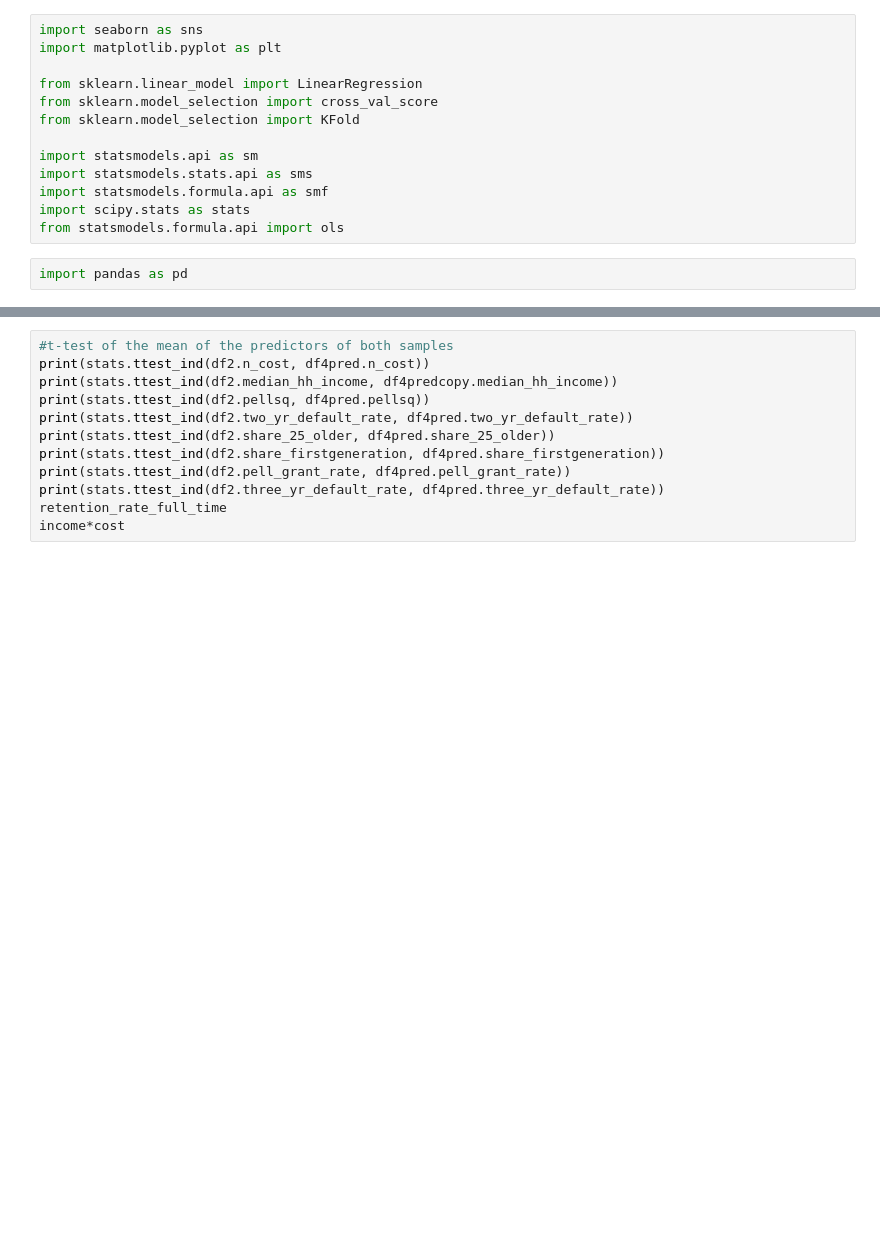
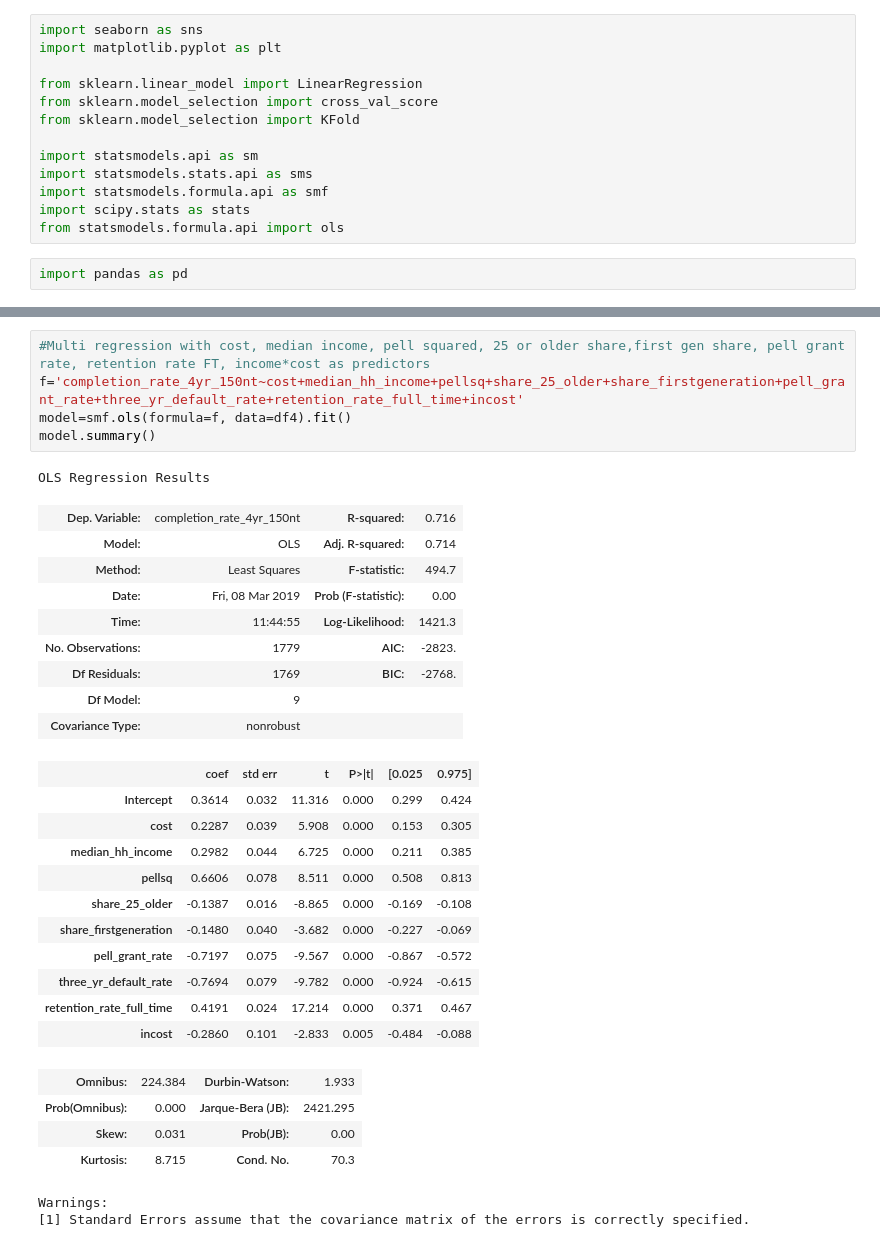
Before and after one commit to thomsu/College_Scorecard, a Jupyter notebook: Cross Sample Analysis.ipynb, the cells around one changed output, grey strips where cells are left out. Drawn from its saved outputs; the diff is of its cells as text; blank space fills up the shorter version.

Commit message:
cleaning twoyear and cross sample analysis

```diff
--- a/Cross Sample Analysis.ipynb
+++ b/Cross Sample Analysis.ipynb
@@ -49,12 +49,33 @@ Ttest_indResult(statistic=-37.526718457238466, pvalue=5.020117171375646e-231)
-# %%
-#t-test of the mean of the predictors of both samples
-print(stats.ttest_ind(df2.n_cost, df4pred.n_cost))
-print(stats.ttest_ind(df2.median_hh_income, df4predcopy.median_hh_income))
-print(stats.ttest_ind(df2.pellsq, df4pred.pellsq))
-print(stats.ttest_ind(df2.two_yr_default_rate, df4pred.two_yr_default_rate))
-print(stats.ttest_ind(df2.share_25_older, df4pred.share_25_older))
-print(stats.ttest_ind(df2.share_firstgeneration, df4pred.share_firstgeneration))
-print(stats.ttest_ind(df2.pell_grant_rate, df4pred.pell_grant_rate))
-print(stats.ttest_ind(df2.three_yr_default_rate, df4pred.three_yr_default_rate))
-retention_rate_full_time
-income*cost
+# %%
+#Multi regression with cost, median income, pell squared, 25 or older share,first gen share, pell grant rate, retention rate FT, income*cost as predictors
+f='completion_rate_4yr_150nt~cost+median_hh_income+pellsq+share_25_older+share_firstgeneration+pell_grant_rate+three_yr_default_rate+retention_rate_full_time+incost'
+model=smf.ols(formula=f, data=df4).fit()
+model.summary()
+# %% [output]
+OLS Regression Results
+| Dep. Variable: | completion_rate_4yr_150nt | R-squared: | 0.716 |
+| Model: | OLS | Adj. R-squared: | 0.714 |
+| Method: | Least Squares | F-statistic: | 494.7 |
+| Date: | Fri, 08 Mar 2019 | Prob (F-statistic): | 0.00 |
+| Time: | 11:44:55 | Log-Likelihood: | 1421.3 |
+| No. Observations: | 1779 | AIC: | -2823. |
+| Df Residuals: | 1769 | BIC: | -2768. |
+| Df Model: | 9 |  |  |
+| Covariance Type: | nonrobust |  |  |
+|  | coef | std err | t | P>|t| | [0.025 | 0.975] |
+| Intercept | 0.3614 | 0.032 | 11.316 | 0.000 | 0.299 | 0.424 |
+| cost | 0.2287 | 0.039 | 5.908 | 0.000 | 0.153 | 0.305 |
+| median_hh_income | 0.2982 | 0.044 | 6.725 | 0.000 | 0.211 | 0.385 |
+| pellsq | 0.6606 | 0.078 | 8.511 | 0.000 | 0.508 | 0.813 |
+| share_25_older | -0.1387 | 0.016 | -8.865 | 0.000 | -0.169 | -0.108 |
+| share_firstgeneration | -0.1480 | 0.040 | -3.682 | 0.000 | -0.227 | -0.069 |
+| pell_grant_rate | -0.7197 | 0.075 | -9.567 | 0.000 | -0.867 | -0.572 |
+| three_yr_default_rate | -0.7694 | 0.079 | -9.782 | 0.000 | -0.924 | -0.615 |
+| retention_rate_full_time | 0.4191 | 0.024 | 17.214 | 0.000 | 0.371 | 0.467 |
+| incost | -0.2860 | 0.101 | -2.833 | 0.005 | -0.484 | -0.088 |
+| Omnibus: | 224.384 | Durbin-Watson: | 1.933 |
+| Prob(Omnibus): | 0.000 | Jarque-Bera (JB): | 2421.295 |
+| Skew: | 0.031 | Prob(JB): | 0.00 |
+| Kurtosis: | 8.715 | Cond. No. | 70.3 |
+Warnings:
+[1] Standard Errors assume that the covariance matrix of the errors is correctly specified.
```
Also changed, not shown: parts of 7 cells of this notebook, 1 other file.
